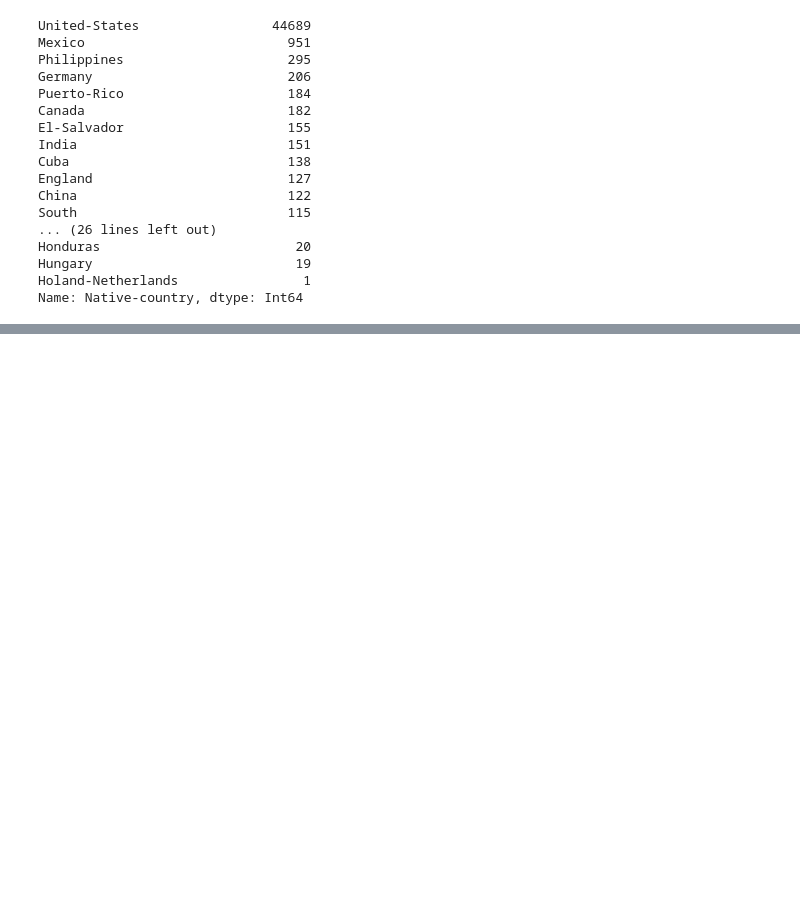
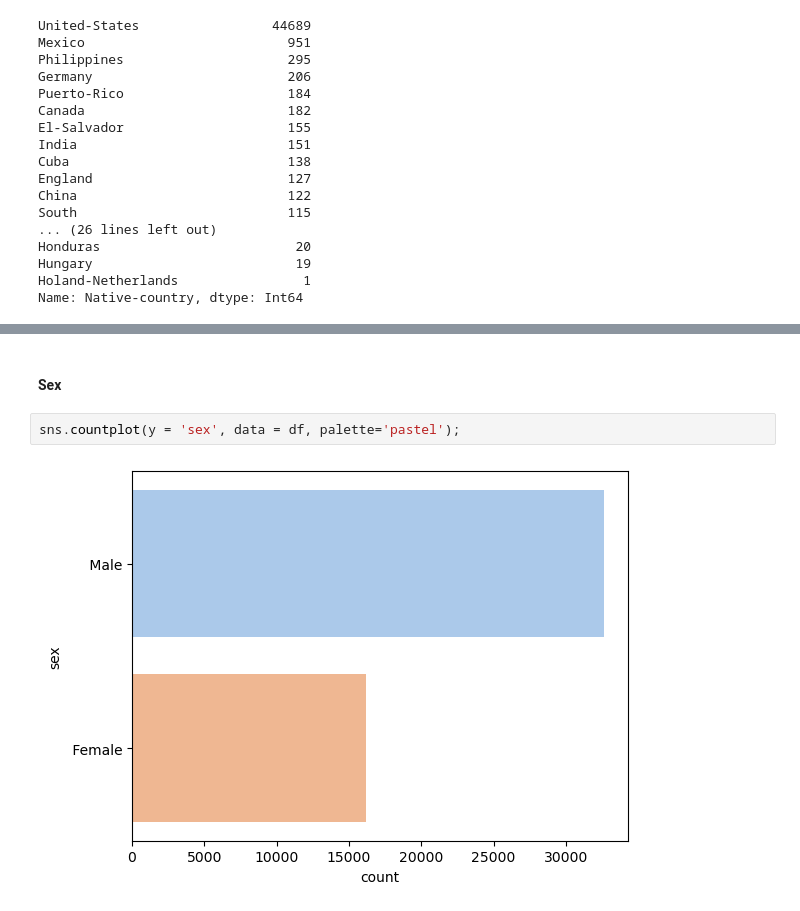
Before and after one commit to FarhanaC/Census-Income-Analysis-UCI-Adult-Dataset-, a Jupyter notebook: UCI Adult Dataset - EDA.ipynb, the cells around one changed output, grey strips where cells are left out. Drawn from its saved outputs; the diff is of its cells as text; blank space fills up the shorter version.

```diff
--- a/UCI Adult Dataset - EDA.ipynb
+++ b/UCI Adult Dataset - EDA.ipynb
@@ -355,0 +445,6 @@ Name: Native-country, dtype: Int64
+# %% [markdown]
+#### Sex
+# %%
+sns.countplot(y = 'sex', data = df, palette='pastel');
+# %% [output]
+[figure, added]
```
Also changed, not shown: parts of 47 cells of this notebook.
